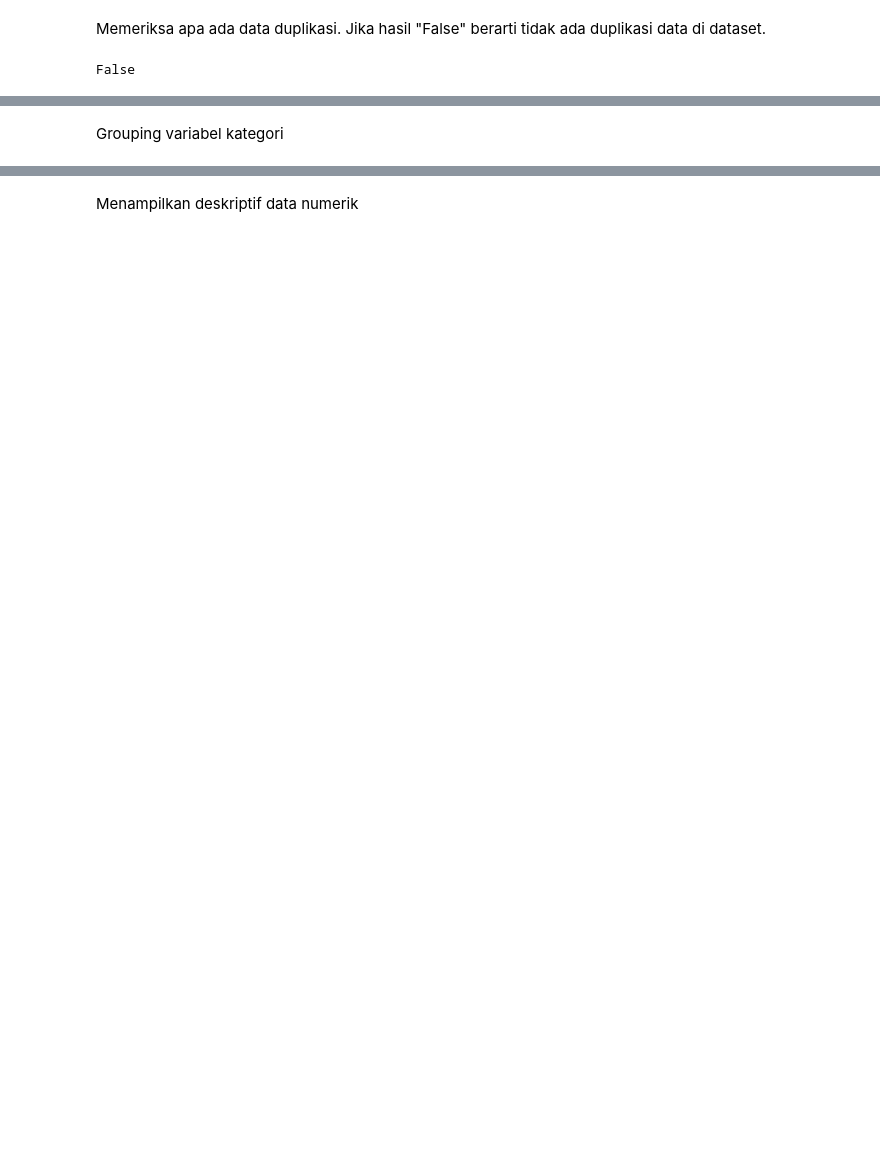
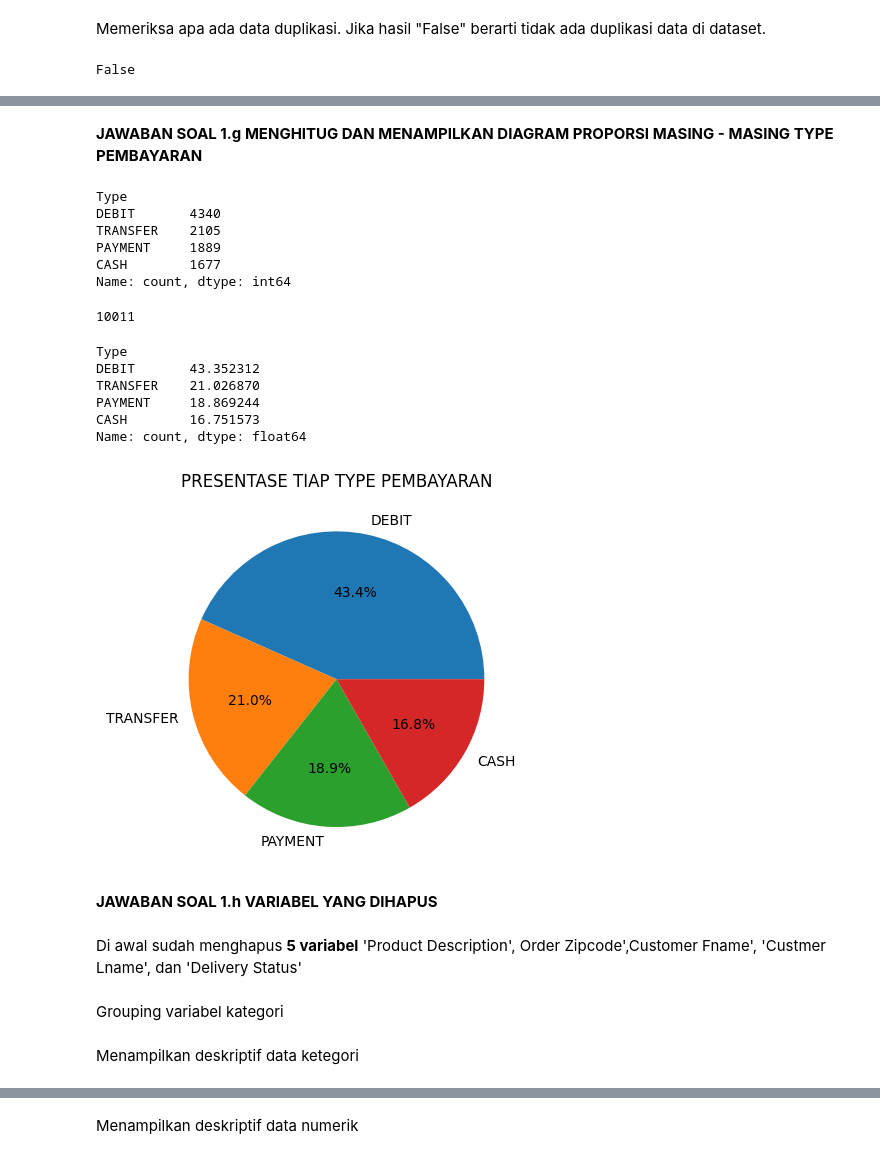
Before and after one commit to Nurochman79/DataScience, a Jupyter notebook: TUGAS_1_DATA_MINING.ipynb, the cells around one changed output, grey strips where cells are left out. Saved outputs shown, nothing was run; the diff lists cells and outputs as text; code cells hidden in the pictures; blank space fills up the shorter version.

```diff
--- a/TUGAS_1_DATA_MINING.ipynb
+++ b/TUGAS_1_DATA_MINING.ipynb
@@ -62,3 +230,40 @@ data.info()
+# %% [markdown]
+**JAWABAN SOAL 1.g MENGHITUG DAN MENAMPILKAN DIAGRAM PROPORSI MASING - MASING TYPE PEMBAYARAN**
+# %%
+data['Type'].value_counts()
+# %% [output]
+Type
+DEBIT       4340
+TRANSFER    2105
+PAYMENT     1889
+CASH        1677
+Name: count, dtype: int64
+# %%
+Total_transaksi = data['Type'].value_counts().sum()
+print(Total_transaksi)
+# %% [output]
+10011
+# %%
+Presentase_tiap_transaksi = data['Type'].value_counts()/Total_transaksi*100
+print(Presentase_tiap_transaksi)
+# %% [output]
+Type
+DEBIT       43.352312
+TRANSFER    21.026870
+PAYMENT     18.869244
+CASH        16.751573
+Name: count, dtype: float64
+# %%
+plt.pie(Presentase_tiap_transaksi, labels=Presentase_tiap_transaksi.index, autopct='%1.1f%%')
+plt.title('PRESENTASE TIAP TYPE PEMBAYARAN')
+plt.show()
+# %% [output]
+[figure, added]
+# %% [markdown]
+**JAWABAN SOAL 1.h VARIABEL YANG DIHAPUS**
+# %% [markdown]
+Di awal sudah menghapus **5 variabel**
+'Product Description', Order Zipcode',Customer Fname', 'Custmer Lname', dan 'Delivery Status'
 # %% [markdown]
 Grouping variabel kategori
 # %%
@@ -66,2 +271,4 @@ cats=['Type','Delivery Status','Category Name','Customer City','Customer Country
       'Customer Segment','Customer State','Customer Street','Department Name','Market','Order City','Order Country','order date (DateOrders)',
       'Order Region','Order State','Order Status','Product Image','Product Name','shipping date (DateOrders)','Shipping Mode','Customer Full Name']
+# %% [markdown]
+Menampilkan deskriptif data ketegori
```
Also changed, not shown: parts of 113 cells of this notebook.
